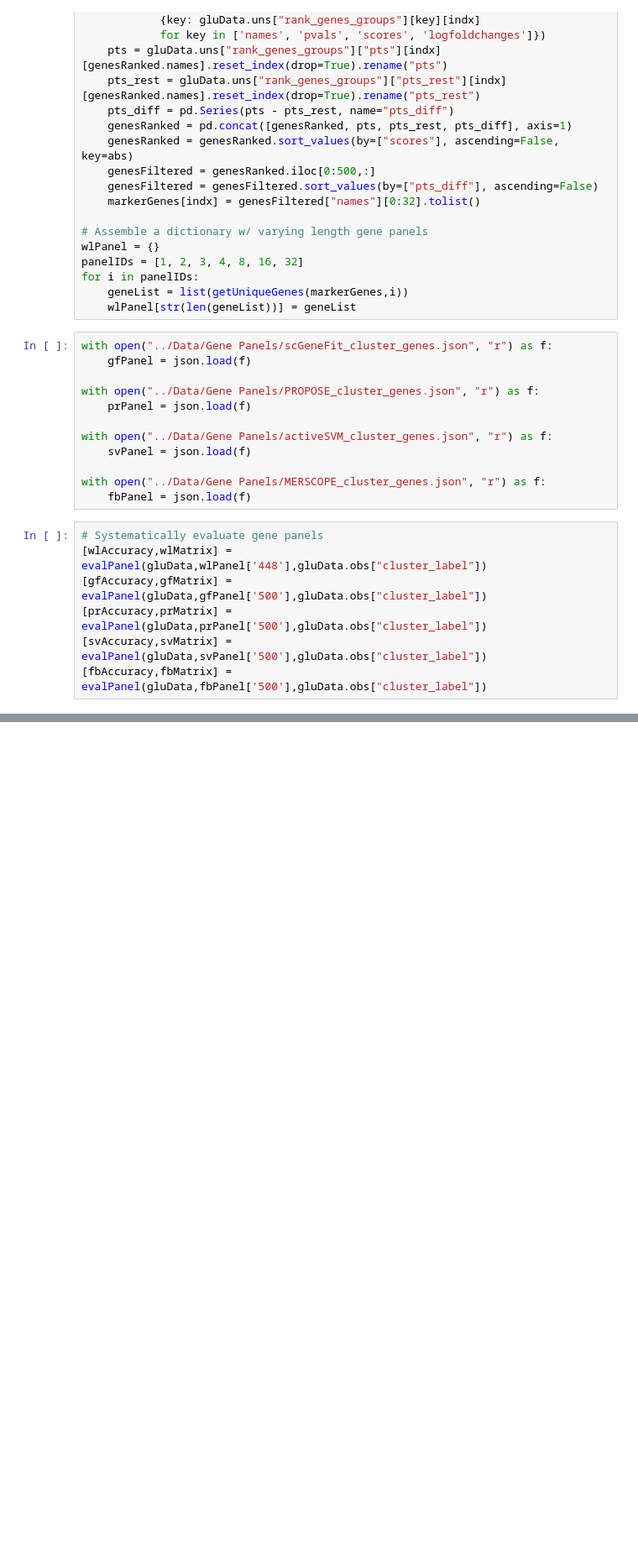
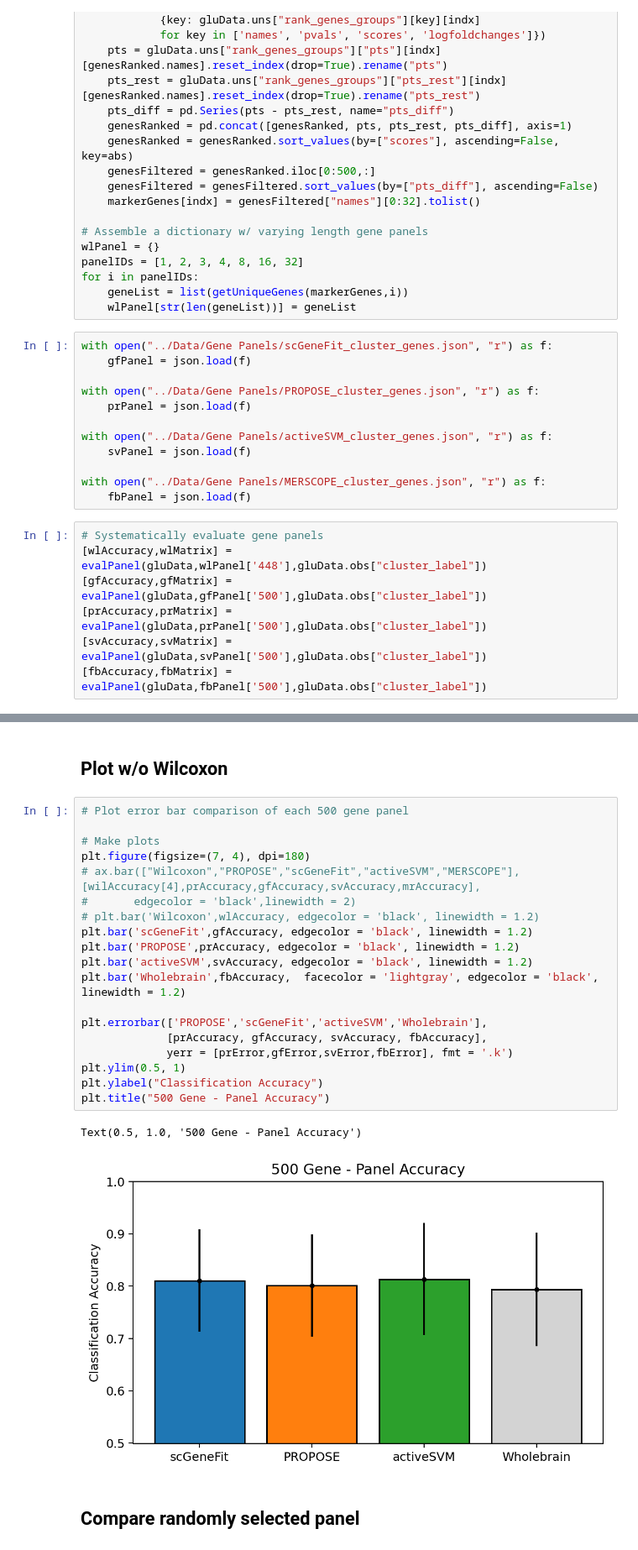
Before and after one commit to mathewsummers/Thalamus-scRNAseq, a Jupyter notebook: Code/Compare 500 gene panels.ipynb, the cells around one changed output, grey strips where cells are left out. Shown: that part at 84% size. Saved outputs shown, nothing was run; the diff lists cells and outputs as text; blank space fills up the shorter version.

```diff
--- a/Code/Compare 500 gene panels.ipynb
+++ b/Code/Compare 500 gene panels.ipynb
@@ -121,0 +122,26 @@ plt.savefig('../Figures/forebrain panel comparison.svg')
+# %% [markdown]
+## Plot w/o Wilcoxon
+# %%
+# Plot error bar comparison of each 500 gene panel
+
+# Make plots
+plt.figure(figsize=(7, 4), dpi=180)
+# ax.bar(["Wilcoxon","PROPOSE","scGeneFit","activeSVM","MERSCOPE"],[wilAccuracy[4],prAccuracy,gfAccuracy,svAccuracy,mrAccuracy],
+#       edgecolor = 'black',linewidth = 2)
+# plt.bar('Wilcoxon',wlAccuracy, edgecolor = 'black', linewidth = 1.2)
+plt.bar('scGeneFit',gfAccuracy, edgecolor = 'black', linewidth = 1.2)
+plt.bar('PROPOSE',prAccuracy, edgecolor = 'black', linewidth = 1.2)
+plt.bar('activeSVM',svAccuracy, edgecolor = 'black', linewidth = 1.2)
+plt.bar('Wholebrain',fbAccuracy,  facecolor = 'lightgray', edgecolor = 'black', linewidth = 1.2)
+
+plt.errorbar(['PROPOSE','scGeneFit','activeSVM','Wholebrain'],
+             [prAccuracy, gfAccuracy, svAccuracy, fbAccuracy],
+             yerr = [prError,gfError,svError,fbError], fmt = '.k')
+plt.ylim(0.5, 1)
+plt.ylabel("Classification Accuracy")
+plt.title("500 Gene - Panel Accuracy")
+# %% [output]
+Text(0.5, 1.0, '500 Gene - Panel Accuracy')
+[figure, added]
+# %% [markdown]
+## Compare randomly selected panel
```
Also changed, not shown: parts of 13 cells of this notebook, 4 other files.
